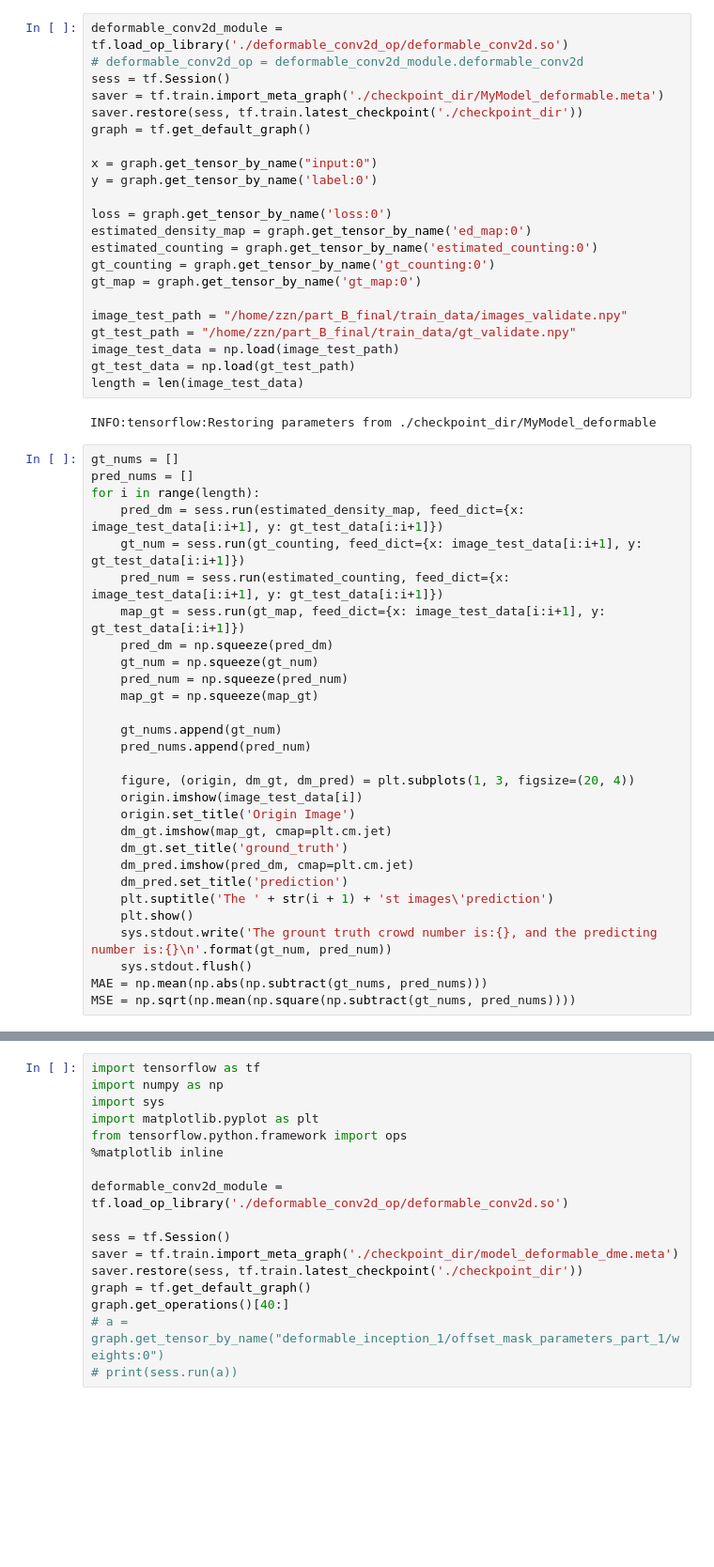
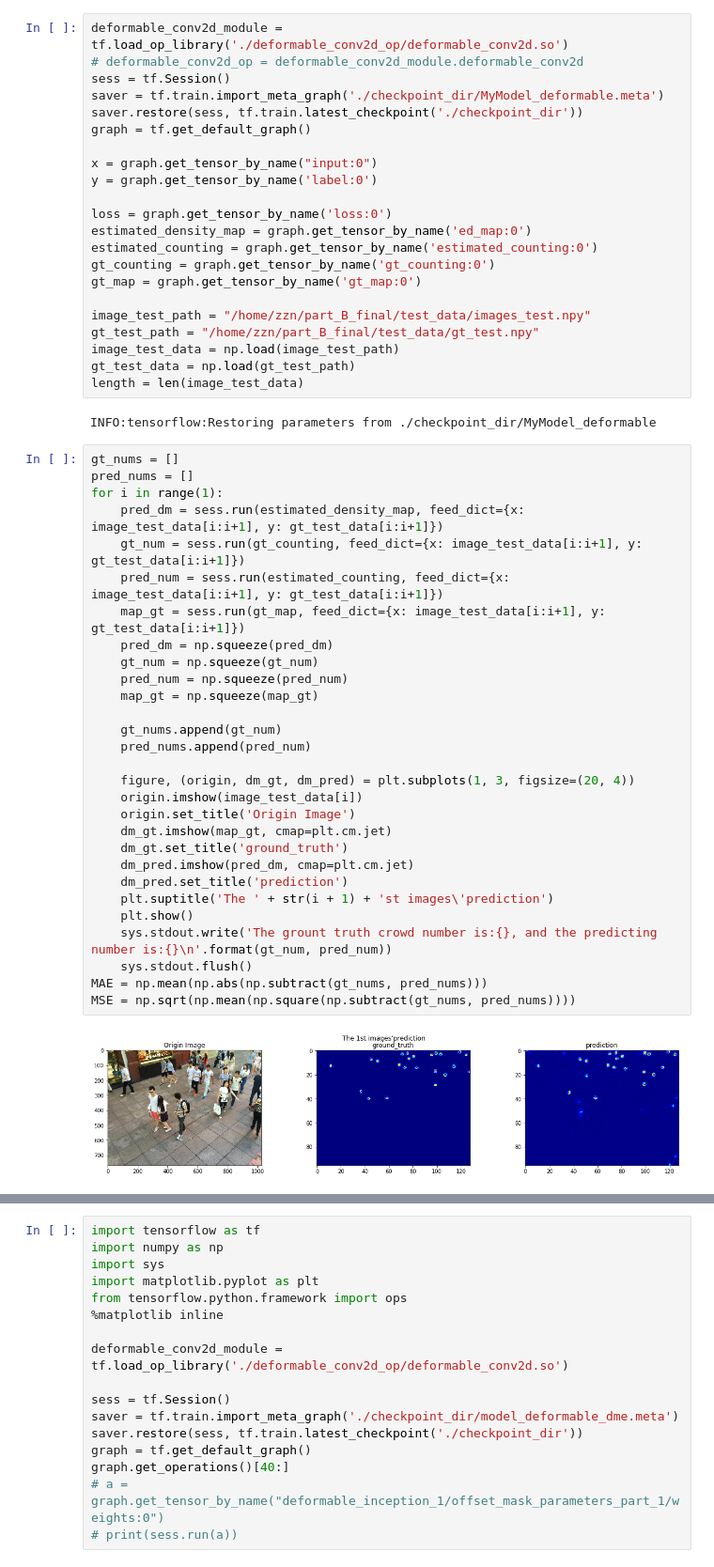
Before and after one commit to BIGKnight/ADCrowdNet_tensorflow_implementation, a Jupyter notebook: predict.ipynb, the cells around one changed output, grey strips where cells are left out. Shown: that part at 94% size. Drawn from its saved outputs; the diff is of its cells as text; blank space fills up the shorter version.

```diff
--- a/predict.ipynb
+++ b/predict.ipynb
@@ -22,8 +22,8 @@ estimated_counting = graph.get_tensor_by_name('estimated_counting:0')
 gt_counting = graph.get_tensor_by_name('gt_counting:0')
 gt_map = graph.get_tensor_by_name('gt_map:0')
 
-image_test_path = "/home/zzn/part_B_final/train_data/images_validate.npy"
-gt_test_path = "/home/zzn/part_B_final/train_data/gt_validate.npy"
+image_test_path = "/home/zzn/part_B_final/test_data/images_test.npy"
+gt_test_path = "/home/zzn/part_B_final/test_data/gt_test.npy"
 image_test_data = np.load(image_test_path)
 gt_test_data = np.load(gt_test_path)
 length = len(image_test_data)
@@ -32,30 +32,31 @@ INFO:tensorflow:Restoring parameters from ./checkpoint_dir/MyModel_deformable
 # %%
 gt_nums = []
 pred_nums = []
-for i in range(length):
+for i in range(1):
     pred_dm = sess.run(estimated_density_map, feed_dict={x: image_test_data[i:i+1], y: gt_test_data[i:i+1]})
     gt_num = sess.run(gt_counting, feed_dict={x: image_test_data[i:i+1], y: gt_test_data[i:i+1]})
     pred_num = sess.run(estimated_counting, feed_dict={x: image_test_data[i:i+1], y: gt_test_data[i:i+1]})
     map_gt = sess.run(gt_map, feed_dict={x: image_test_data[i:i+1], y: gt_test_data[i:i+1]})
     pred_dm = np.squeeze(pred_dm)
     gt_num = np.squeeze(gt_num)
     pred_num = np.squeeze(pred_num)
     map_gt = np.squeeze(map_gt)
 
     gt_nums.append(gt_num)
     pred_nums.append(pred_num)
 
     figure, (origin, dm_gt, dm_pred) = plt.subplots(1, 3, figsize=(20, 4))
     origin.imshow(image_test_data[i])
     origin.set_title('Origin Image')
     dm_gt.imshow(map_gt, cmap=plt.cm.jet)
     dm_gt.set_title('ground_truth')
     dm_pred.imshow(pred_dm, cmap=plt.cm.jet)
     dm_pred.set_title('prediction')
     plt.suptitle('The ' + str(i + 1) + 'st images\'prediction')
     plt.show()
     sys.stdout.write('The grount truth crowd number is:{}, and the predicting number is:{}\n'.format(gt_num, pred_num))
     sys.stdout.flush()
 MAE = np.mean(np.abs(np.subtract(gt_nums, pred_nums)))
 MSE = np.sqrt(np.mean(np.square(np.subtract(gt_nums, pred_nums))))
 # %% [output]
+[figure, added]
```
Also changed, not shown: parts of 2 cells of this notebook, 5 other files.
